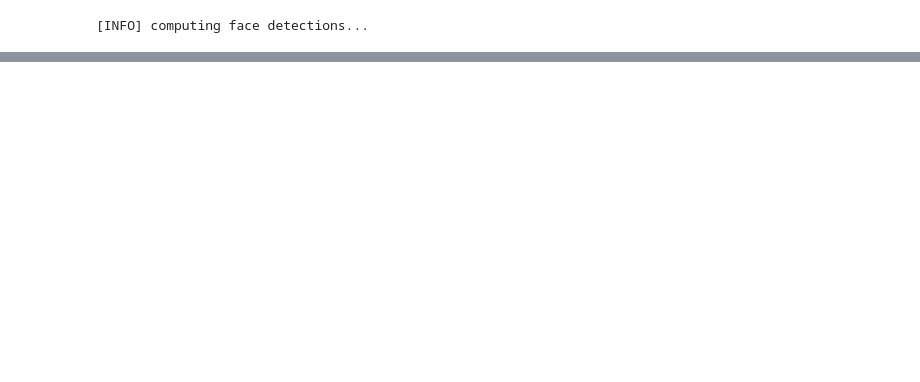
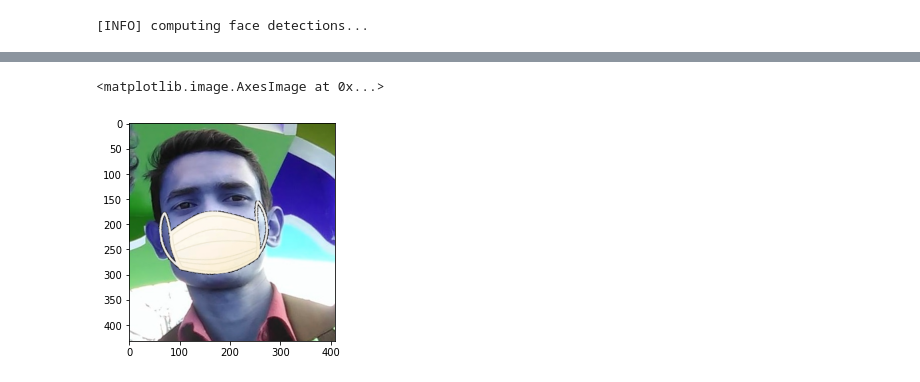
Before and after one commit to Wo0kie3/CovidMaskApplier, a Jupyter notebook: notebook.ipynb, the cells around one changed output, grey strips where cells are left out. Cells and saved outputs as stored; diff of their text form; code cells hidden in the pictures; blank space fills up the shorter version.

```diff
--- a/notebook.ipynb
+++ b/notebook.ipynb
@@ -221,0 +418,46 @@ cv2.waitKey(0)
+# %%
+l_img = cv2.imread('./data/face.jpg')
+# %%
+detector = dlib.get_frontal_face_detector()
+predictor = dlib.shape_predictor('shape_predictor_68_face_landmarks.dat')
+gray = cv2.cvtColor(l_img, cv2.COLOR_BGR2GRAY)
+rects = detector(gray, 1)
+shape = predictor(gray, rects[0])
+shape = face_utils.shape_to_np(shape)
+coords = shape[[0, 8, 16]]
+diff = coords[2] - coords[0]
+width = int(sum((diff) ** 2) ** (1/2))
+mid = (coords[0] + coords[2]) / 2
+height = int(sum((mid - coords[1]) ** 2) ** (1/2))
+angle = np.degrees(np.arctan2(diff[1], diff[0]))
+# %%
+s_img = cv2.imread("./data/mask.png")
+s_img = imutils.resize(s_img, width=width, height=height)
+s_img = imutils.rotate_bound(s_img, angle)
+
+rows = [i for i, row in enumerate(s_img) if row.sum() == 0]
+columns = [i for i, col in enumerate(s_img.transpose(1, 0, 2)) if col.sum() == 0]
+
+s_img = np.delete(s_img, [rows], 0)
+s_img = np.delete(s_img.transpose(1, 0, 2), [columns], 0)
+s_img = s_img.transpose(1, 0, 2)
+
+x_offset=shape[51][0] - int(s_img.shape[1]/2)
+y_offset=shape[51][1] - int(s_img.shape[0]/2)
+
+y1, y2 = y_offset, y_offset + s_img.shape[0]
+x1, x2 = x_offset, x_offset + s_img.shape[1]
+
+y1 = max(0, y1)
+x1 = max(0, x1)
+y2 = min(l_img.shape[0]-1, y2)
+x2 = min(l_img.shape[1]-1, x2)
+
+for y in range(y1, y2):
+    for x in range(x1, x2):
+        l_img[y, x] = s_img[y-y1, x-x1] if sum(s_img[y-y1, x-x1]) != 0 else l_img[y, x]
+
+plt.imshow(l_img)
+# %% [output]
+<matplotlib.image.AxesImage at 0x...>
+[figure, added]
```
Also changed, not shown: parts of 24 cells of this notebook.
